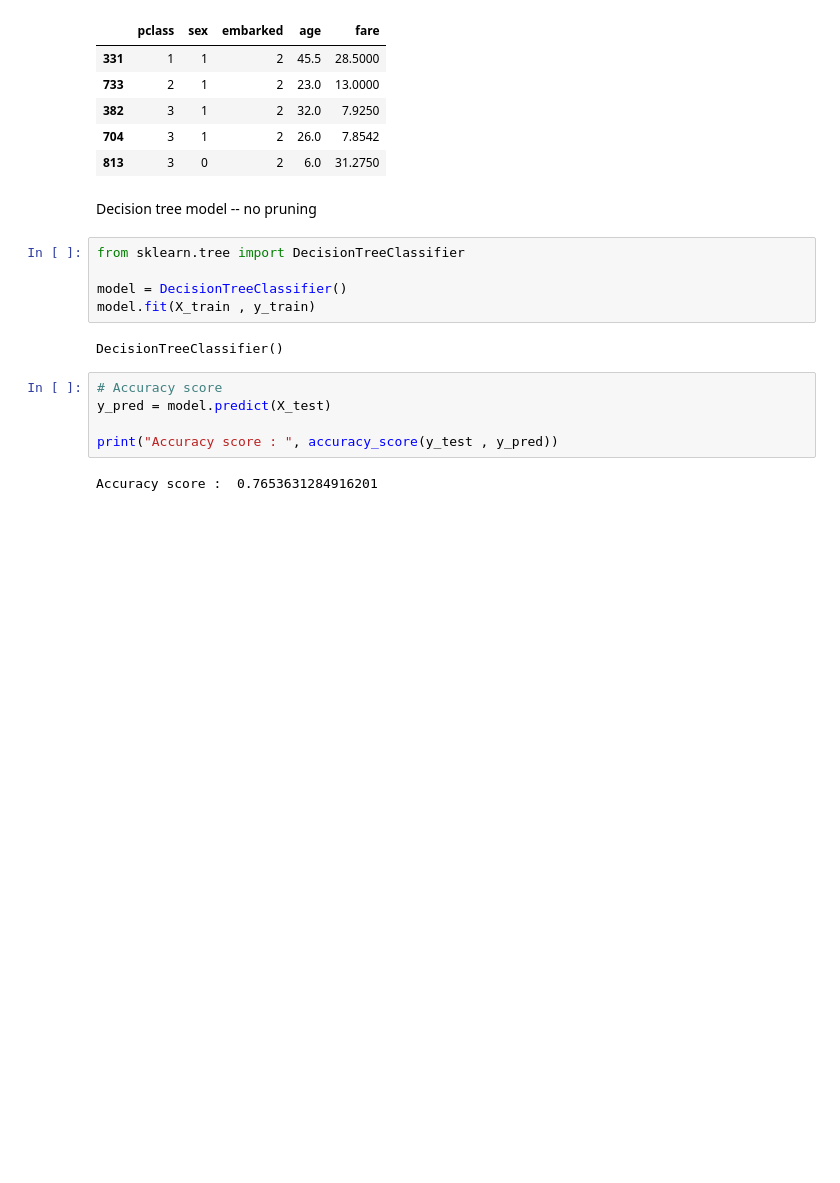
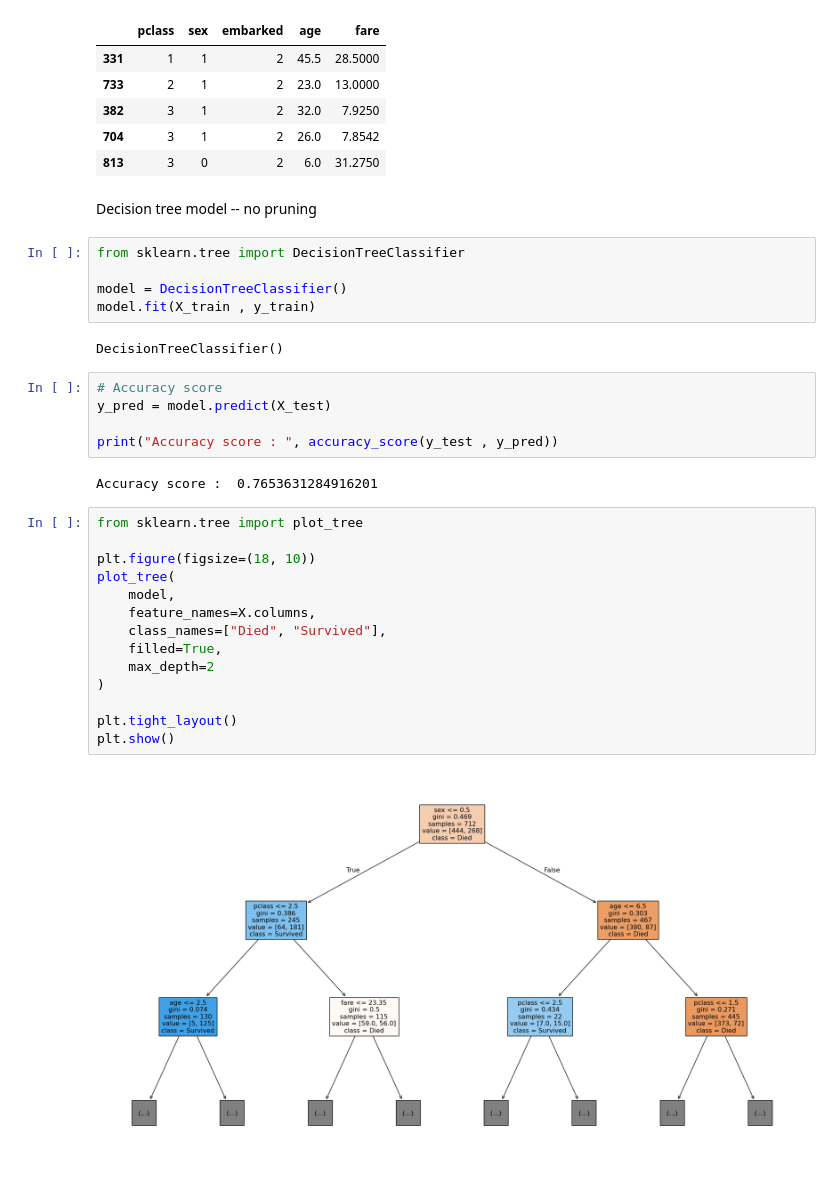
Before and after one commit to Tanmai-Thakre/Supervised_ML, a Jupyter notebook: Decision_trees/decision_tree.ipynb, the cells around one changed output. Cells and saved outputs as stored; diff of their text form; blank space fills up the shorter version.

Commit message:
Plotting Decision tree

```diff
--- a/Decision_trees/decision_tree.ipynb
+++ b/Decision_trees/decision_tree.ipynb
@@ -85,3 +85,19 @@ y_pred = model.predict(X_test)
 print("Accuracy score : ", accuracy_score(y_test , y_pred))
 # %% [output]
 Accuracy score :  0.7653631284916201
+# %%
+from sklearn.tree import plot_tree
+
+plt.figure(figsize=(18, 10))
+plot_tree(
+    model,
+    feature_names=X.columns,
+    class_names=["Died", "Survived"],
+    filled=True,
+    max_depth=2
+)
+
+plt.tight_layout()
+plt.show()
+# %% [output]
+[figure, added]
```
